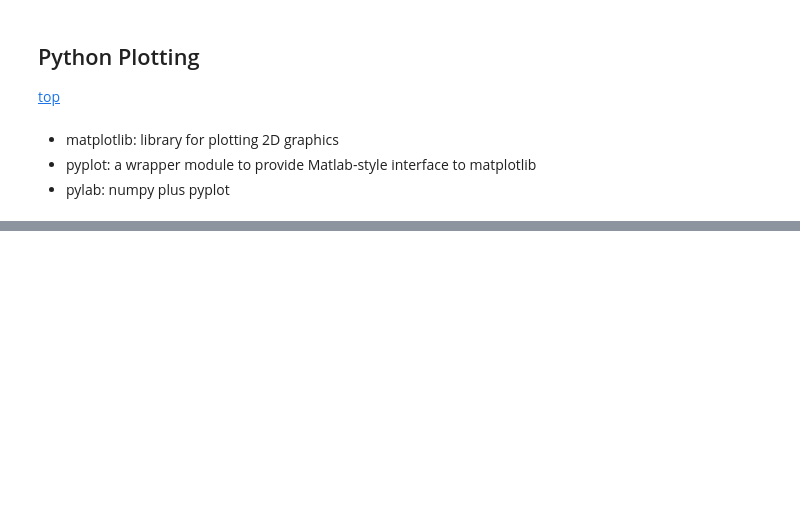
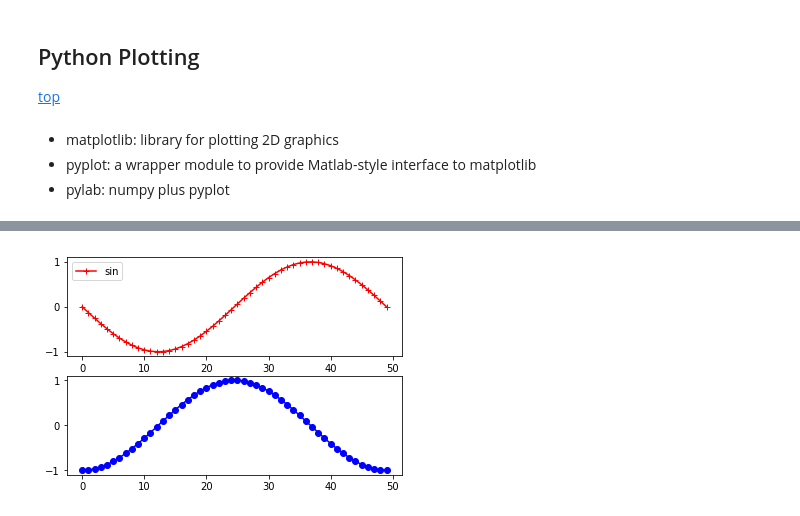
Before and after one commit to lsuhpchelp/lbrnloniworkshop2018, a Jupyter notebook: day1_python/intro-python.ipynb, the cells around one changed output, grey strips where cells are left out. Cells and saved outputs as stored; diff of their text form; code cells hidden in the pictures; blank space fills up the shorter version.

```diff
--- a/day1_python/intro-python.ipynb
+++ b/day1_python/intro-python.ipynb
@@ -590,12 +827,15 @@ plt.close('all')
 # %%
 # subplot on the same figure
 # subplot(rows, columns, active_plot)
 plt.subplot(2,1,1)
-plt.plot(sin, 'r-+')
+plt.plot(sin, 'r-+', label='sin')
+plt.legend()
 #2nd subplot
 plt.subplot(2,1,2)
 plt.plot(cos, 'b-o')
 #plt.close()
 plt.show()
+# %% [output]
+[figure, added]
 # %%
 # Plot a bar chart
```
Also changed, not shown: parts of 55 cells of this notebook, 2 other files.
